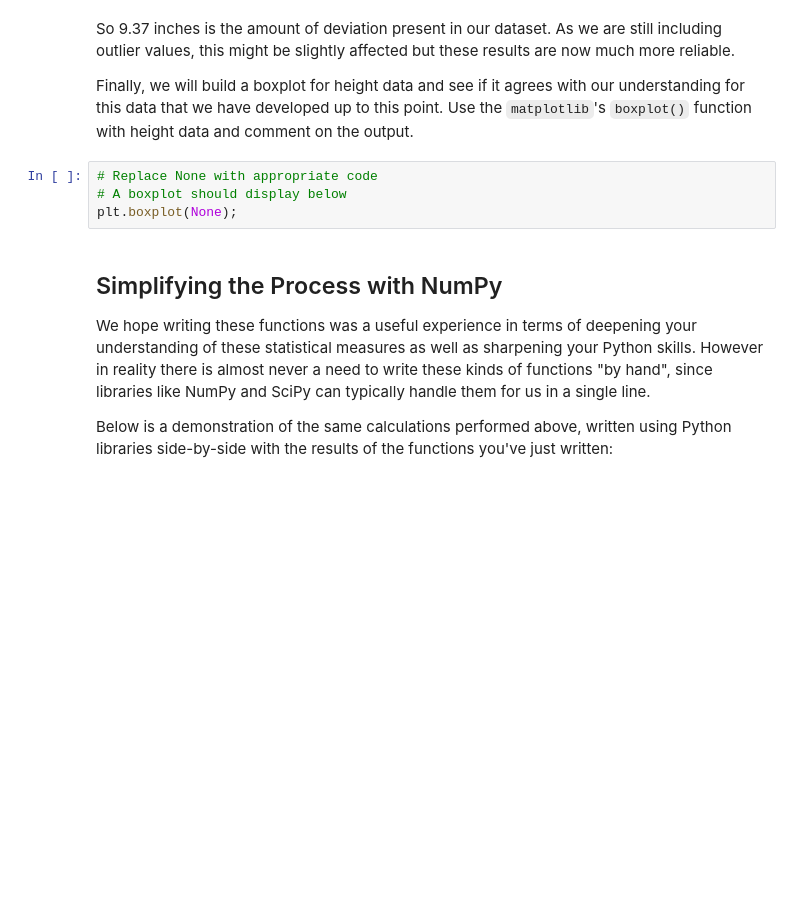
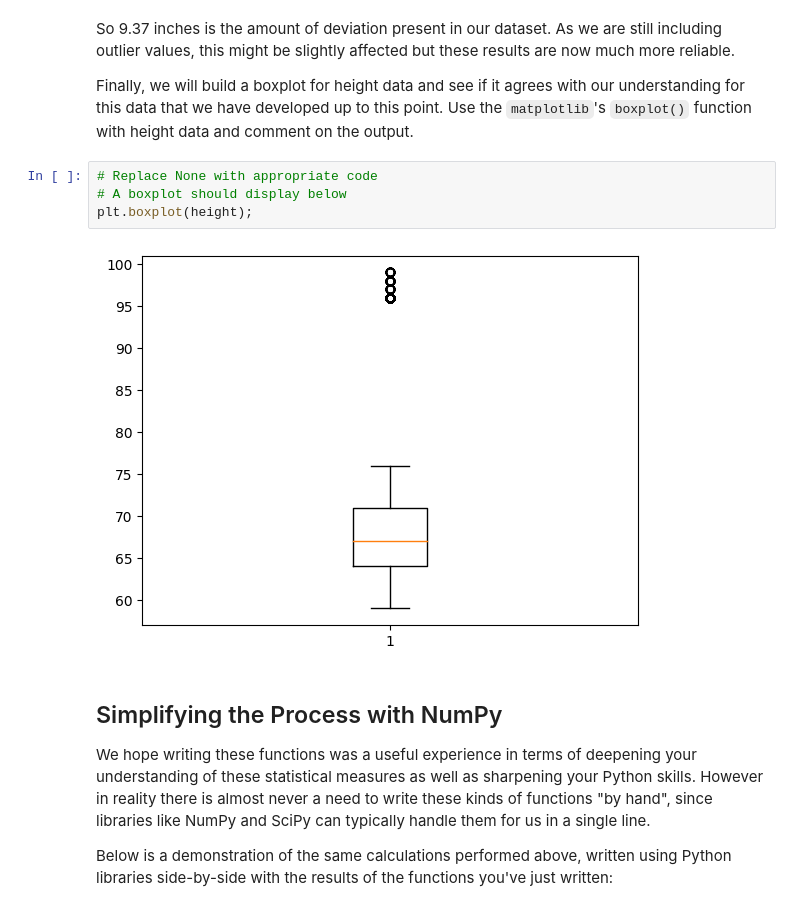
Before and after one commit to ian-moire/dsc-implementing-statistics-with-functions-lab, a Jupyter notebook: index.ipynb, the cells around one changed output. Cells and saved outputs as stored; diff of their text form; blank space fills up the shorter version.

```diff
--- a/index.ipynb
+++ b/index.ipynb
@@ -490,7 +501,9 @@ Finally, we will build a boxplot for height data and see if it agrees with our u
 # %%
 # Replace None with appropriate code
 # A boxplot should display below
-plt.boxplot(None);
+plt.boxplot(height);
+# %% [output]
+[figure, added]
 # %% [markdown]
 ## Simplifying the Process with NumPy
 
```
Also changed, not shown: parts of 3 cells of this notebook.
